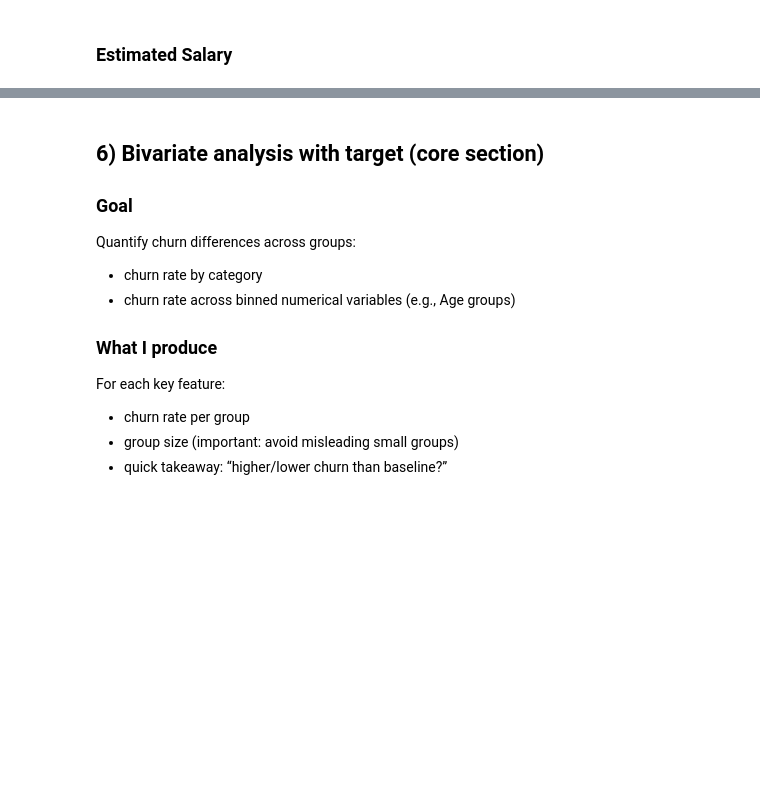
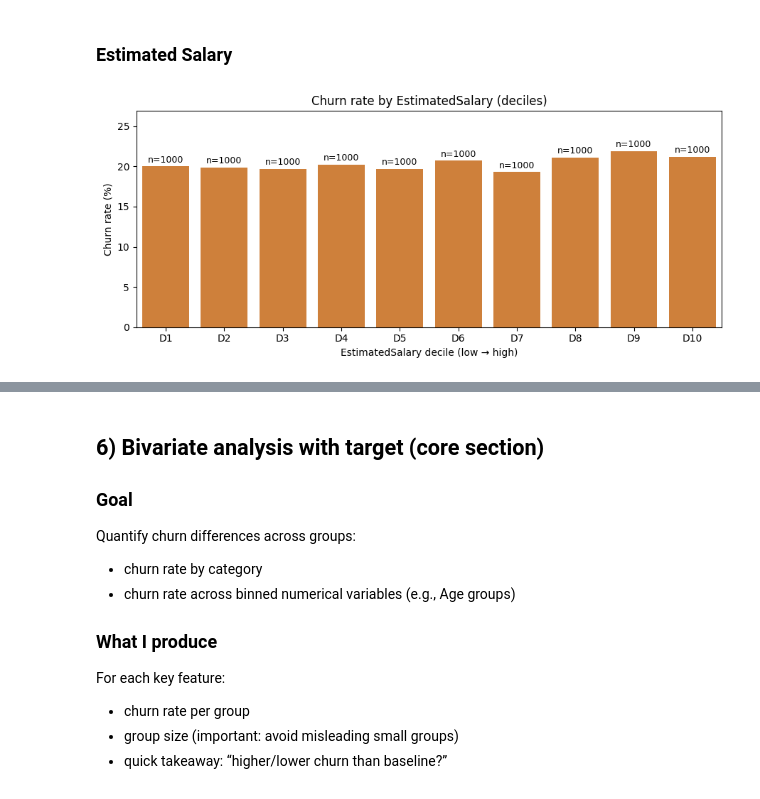
Before and after one commit to lost-95/customer-churn-banking, a Jupyter notebook: notebooks/customerChurnPredictionEda.ipynb, the cells around one changed output, grey strips where cells are left out. Saved outputs shown, nothing was run; the diff lists cells and outputs as text; code cells hidden in the pictures; blank space fills up the shorter version.

```diff
--- a/notebooks/customerChurnPredictionEda.ipynb
+++ b/notebooks/customerChurnPredictionEda.ipynb
@@ -416,2 +444,27 @@ Overall, the relationship appears **weak-to-moderate**: churn decreases from the
 # %% [markdown]
 ### Estimated Salary
+# %%
+# 1) Salary bands by quantiles (deciles)
+df["SalaryDecile"] = pd.qcut(df["EstimatedSalary"], q=10, labels=[f"D{i}" for i in range(1, 11)])
+
+# 2) Churn rate + n per decile
+sal_churn = (df.groupby("SalaryDecile", observed=True)
+               .agg(churn_rate=("Exited","mean"), n_customers=("Exited","size"))
+               .reset_index())
+sal_churn["churn_rate_pct"] = (sal_churn["churn_rate"]*100).round(2)
+
+# 3) Plot
+plt.figure(figsize=(9,4))
+ax = sns.barplot(data=sal_churn, x="SalaryDecile", y="churn_rate_pct", color="#E67E22")
+ax.set_title("Churn rate by EstimatedSalary (deciles)")
+ax.set_xlabel("EstimatedSalary decile (low → high)")
+ax.set_ylabel("Churn rate (%)")
+
+for i, r in sal_churn.iterrows():
+    ax.text(i, r["churn_rate_pct"] + 0.5, f"n={int(r['n_customers'])}", ha="center", fontsize=9)
+
+plt.ylim(0, sal_churn["churn_rate_pct"].max() + 5)
+plt.tight_layout()
+plt.show()
+# %% [output]
+[figure, added]
```
Also changed, not shown: parts of 3 cells of this notebook.
